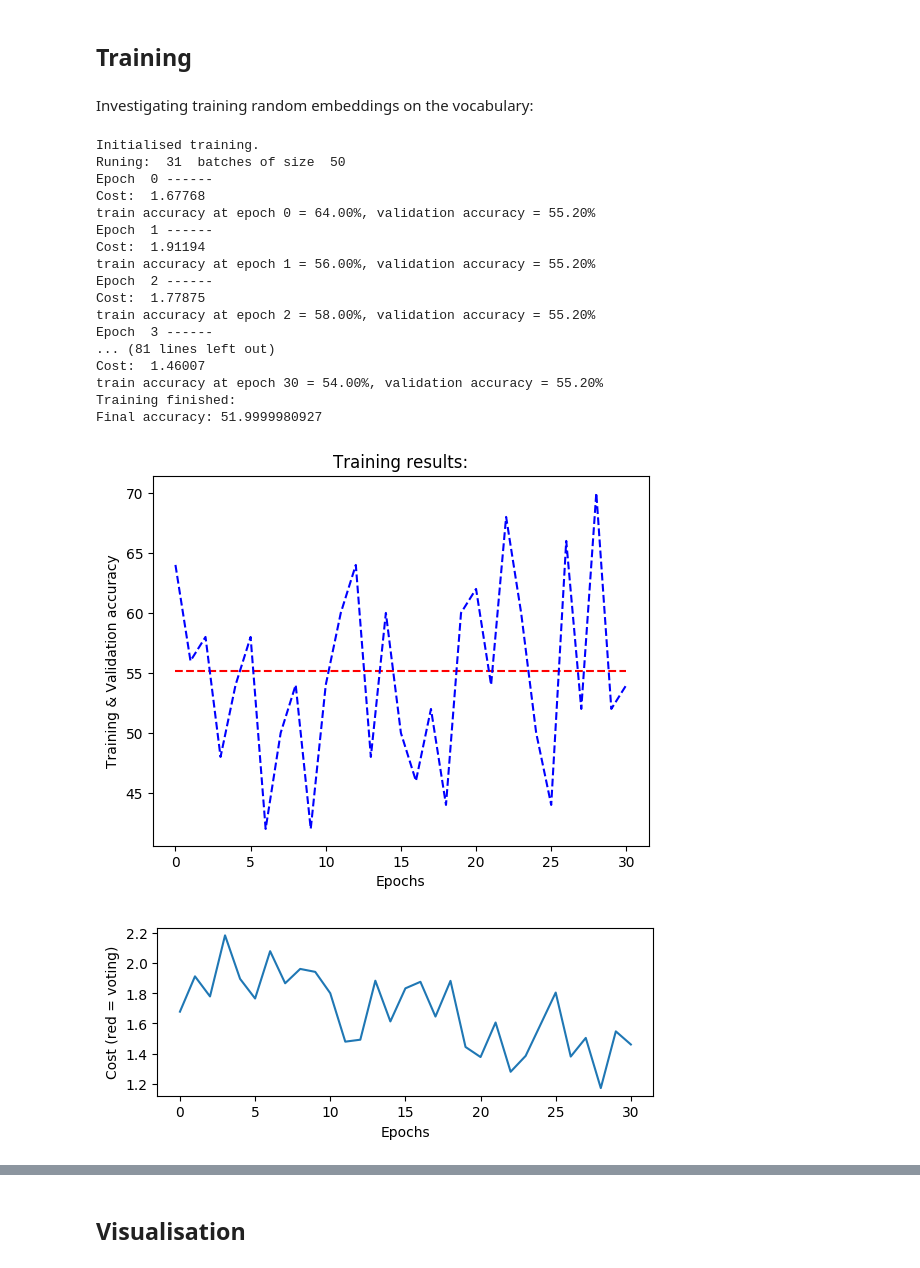
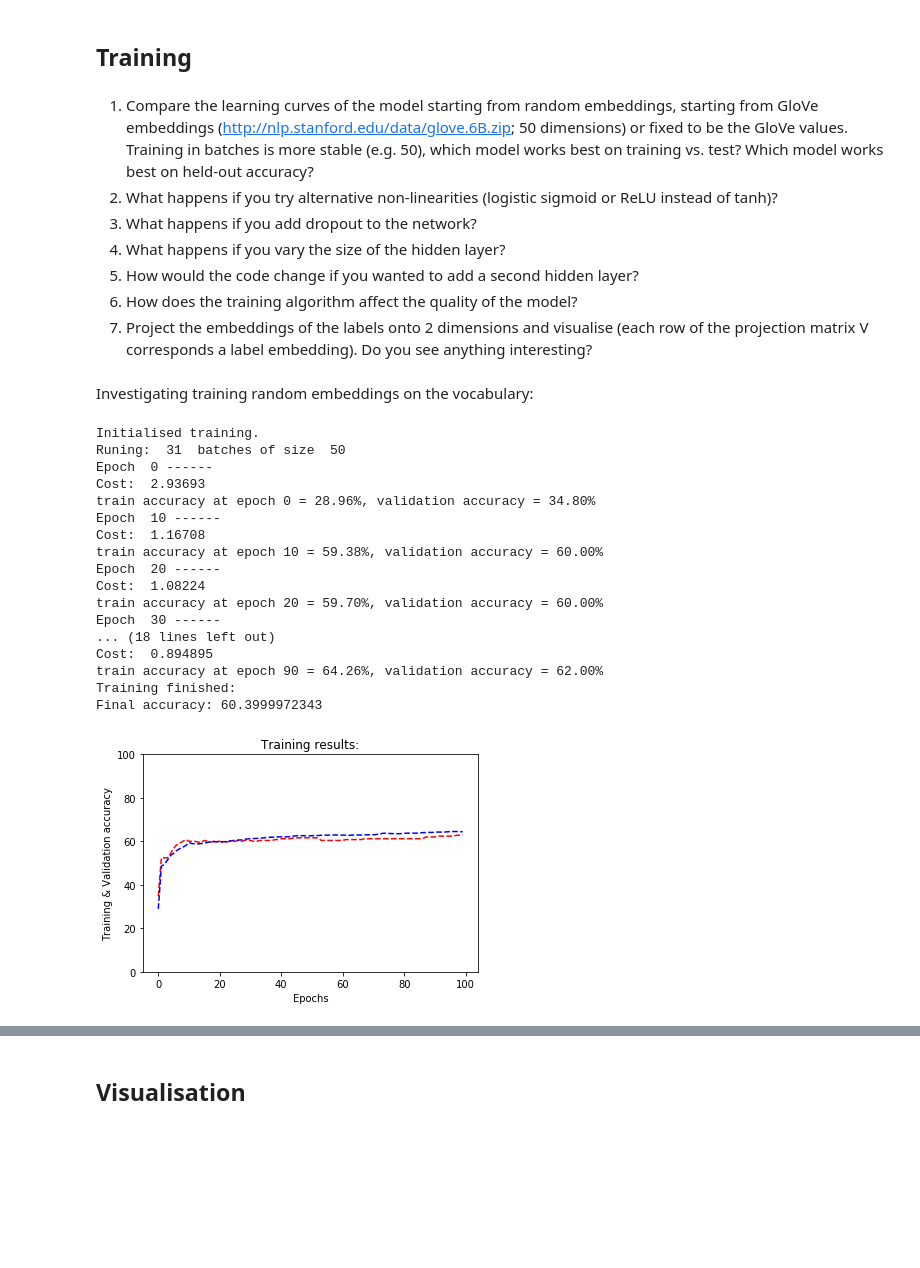
Before and after one commit to robcarlan/deeplearning, a Jupyter notebook: practical2.ipynb, the cells around one changed output, grey strips where cells are left out. Cells and saved outputs as stored; diff of their text form; code cells hidden in the pictures; blank space fills up the shorter version.

```diff
--- a/practical2.ipynb
+++ b/practical2.ipynb
@@ -300,7 +292,7 @@ Embedding for text: [ 0.20422     0.69111     1.0191175   0.9112025  -0.1018875
 import math
 num_classes = 8
 
-batch_size = 50
+batch_size_default = 50
 # %% [markdown]
 ### Network Structure
 The model of the network is given as follows:
@@ -317,7 +309,7 @@ prediction = argmax(p)
 The function create_model will allow us to create any needed variation of the model for this task. We also reset the graph inside the model so that previous variables are removed from the graph.
 # %%
 
-def create_model(non_linearity = 'tanh', hidden_size = 50, print_model = False):
+def create_model(non_linearity = 'tanh', dropout_keep_prob = 1.0, hidden_size = 50, print_model = False):
     tf.reset_default_graph()
     #1.random embeddings
     #2. start from GloVe
@@ -337,12 +329,10 @@ def create_model(non_linearity = 'tanh', hidden_size = 50, print_model = False):
     #embed = tf.nn.embedding_lookup(embedding_placeholder, x)
 
     W_weights = tf.Variable(
-      tf.truncated_normal([embedding_size, hidden_size],
-                          stddev=1.0 / math.sqrt(embedding_size)))
+      tf.truncated_normal([embedding_size, hidden_size]))
 
     V_weights = tf.Variable(
-      tf.truncated_normal([hidden_size, num_classes],
-                          stddev=1.0 / math.sqrt(embedding_size)))
+      tf.truncated_normal([hidden_size, num_classes]))
 
     b = tf.Variable(tf.random_normal([hidden_size]))
     c = tf.Variable(tf.random_normal([num_classes]))
@@ -352,7 +342,7 @@ def create_model(non_linearity = 'tanh', hidden_size = 50, print_model = False):
         h = tf.sigmoid(tf.add(
             tf.matmul(x, W_weights), b))
     elif (non_linearity == 'relu'):
-        h = tf.relu(tf.add(
+        h = tf.nn.relu(tf.add(
             tf.matmul(x, W_weights), b))
     else:
         #Default to tanh
@@ -363,8 +353,10 @@ def create_model(non_linearity = 'tanh', hidden_size = 50, print_model = False):
     #similarily to h : activation ( hidden_weights * prev_layer + hidden_biases )
     #The hidden size for each hidden layer can also be different.
 
+    drop_layer = tf.nn.dropout(h, dropout_keep_prob)
+
     #u = Vh + c
-    u = tf.add(tf.matmul(h, V_weights), c)
+    u = tf.add(tf.matmul(drop_layer, V_weights), c)
 
     p = tf.nn.softmax(u)
 
@@ -458,3 +452,11 @@ def train(session, graph, embedding, embedding_name, optimizer, loss,
 # %% [markdown]
 ## Training
+# %% [markdown]
+1. Compare the learning curves of the model starting from random embeddings, starting from GloVe embeddings (http://nlp.stanford.edu/data/glove.6B.zip; 50 dimensions) or fixed to be the GloVe values. Training in batches is more stable (e.g. 50), which model works best on training vs. test? Which model works best on held-out accuracy?
+2. What happens if you try alternative non-linearities (logistic sigmoid or ReLU instead of tanh)?
+3. What happens if you add dropout to the network?
+4. What happens if you vary the size of the hidden layer?
+5. How would the code change if you wanted to add a second hidden layer?
+6. How does the training algorithm affect the quality of the model?
+7. Project the embeddings of the labels onto 2 dimensions and visualise (each row of the projection matrix V corresponds a label embedding). Do you see anything interesting?
 # %% [markdown]
@@ -481,7 +485,7 @@ import pandas as pd
 # %%
 #Quick & simple methods to plot accuracies
 
-def plot_train_test_cost(test_acc, train_acc, cost, heading = 'Training results:'):
+def plot_train_test(test_acc, train_acc, heading = 'Training results:'):
     #plot test, train against epoch
     epochs = range(0, len(test_acc))
 
@@ -491,46 +495,41 @@ def plot_train_test_cost(test_acc, train_acc, cost, heading = 'Training results:
     plt.plot(epochs, test_acc, 'r--', epochs, train_acc, 'b--')
     plt.ylabel('Training & Validation accuracy')
     plt.xlabel('Epochs')
+    plt.ylim([0,100])
     plt.show()
-
-    #Subplot for cost
-    plt.subplot(211)
-    plt.plot(epochs, cost)
-    plt.ylabel('Cost (red = voting)')
-    plt.xlabel('Epochs')
-    plt.show()
 # %%
 graph = tf.Graph()
 
 random_embedding = tf.Variable(
     tf.random_uniform([vocabulary_size, embedding_size], -1.0, 1.0), trainable = True)
 
 x, y, W_weights, V_weights, b, c, h, u, p = create_model()
 cost, optimizer, predict, accuracy = get_evaluators(u, y, p)
 
 with tf.Session() as session:
-    train_lst, test_lst, cost_lst = train(session, graph, random_embedding, 'random_embedding', optimizer, cost, embedding_trainable = True)
+    train_lst, test_lst = train(session, graph, random_embedding,
+        'random_embedding', optimizer, cost, batch_size = 50,
+        embedding_trainable = True, print_intermediate = True)
 
-    plot_train_test_cost(test_lst, train_lst, cost_lst)
+    plot_train_test(test_lst, train_lst)
 
 session.close()
 # %% [output]
 Initialised training.
 Runing:  31  batches of size  50
 Epoch  0 ------
-Cost:  1.67768
-train accuracy at epoch 0 = 64.00%, validation accuracy = 55.20%
-Epoch  1 ------
-Cost:  1.91194
-train accuracy at epoch 1 = 56.00%, validation accuracy = 55.20%
-Epoch  2 ------
-Cost:  1.77875
-train accuracy at epoch 2 = 58.00%, validation accuracy = 55.20%
-Epoch  3 ------
-... (81 lines left out)
-Cost:  1.46007
-train accuracy at epoch 30 = 54.00%, validation accuracy = 55.20%
+Cost:  2.93693
+train accuracy at epoch 0 = 28.96%, validation accuracy = 34.80%
+Epoch  10 ------
+Cost:  1.16708
+train accuracy at epoch 10 = 59.38%, validation accuracy = 60.00%
+Epoch  20 ------
+Cost:  1.08224
+train accuracy at epoch 20 = 59.70%, validation accuracy = 60.00%
+Epoch  30 ------
+... (18 lines left out)
+Cost:  0.894895
+train accuracy at epoch 90 = 64.26%, validation accuracy = 62.00%
 Training finished:
-Final accuracy: 51.9999980927
+Final accuracy: 60.3999972343
-[figure, old version]
+[figure, new version]
-[figure, removed]
```
Also changed, not shown: parts of 19 cells of this notebook.
